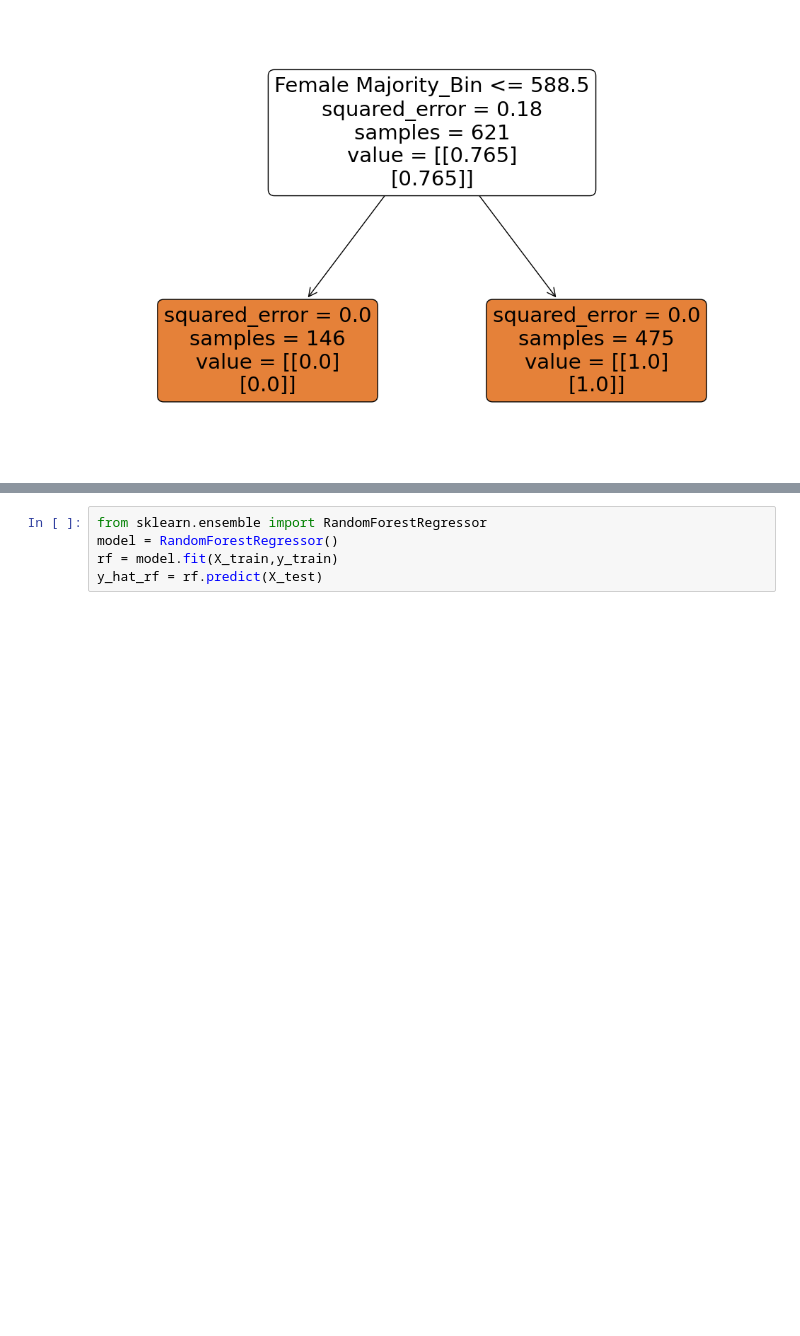
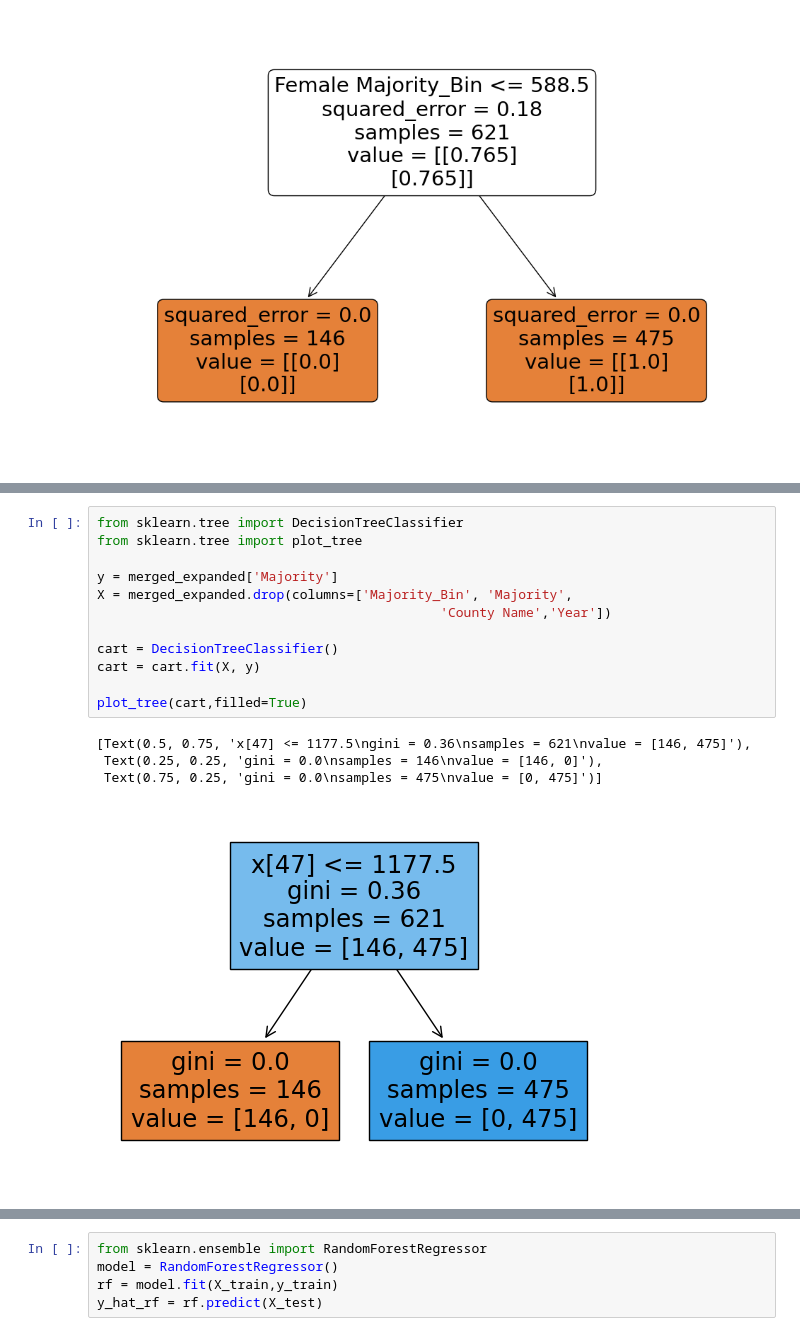
Before and after one commit to kirsten-fung/project_voting, a Jupyter notebook: voting_modeling.ipynb, the cells around one changed output, grey strips where cells are left out. Cells and saved outputs as stored; diff of their text form; blank space fills up the shorter version.

```diff
--- a/voting_modeling.ipynb
+++ b/voting_modeling.ipynb
@@ -339 +355,18 @@ plt.show()
+# %%
+from sklearn.tree import DecisionTreeClassifier
+from sklearn.tree import plot_tree
+
+y = merged_expanded['Majority']
+X = merged_expanded.drop(columns=['Majority_Bin', 'Majority',
+                                            'County Name','Year'])
+
+cart = DecisionTreeClassifier()
+cart = cart.fit(X, y)
+
+plot_tree(cart,filled=True)
+# %% [output]
+[Text(0.5, 0.75, 'x[47] <= 1177.5\ngini = 0.36\nsamples = 621\nvalue = [146, 475]'),
+ Text(0.25, 0.25, 'gini = 0.0\nsamples = 146\nvalue = [146, 0]'),
+ Text(0.75, 0.25, 'gini = 0.0\nsamples = 475\nvalue = [0, 475]')]
+[figure, added]
 # %%
```
Also changed, not shown: parts of 10 cells of this notebook.
